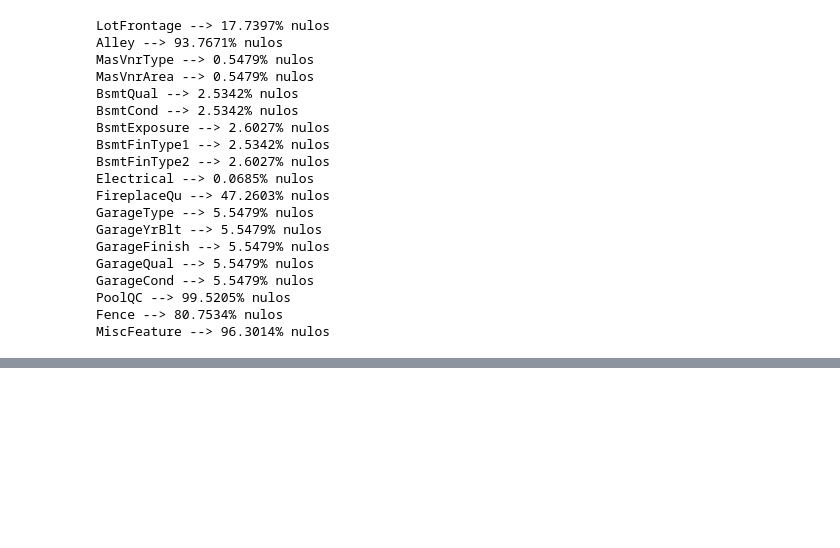
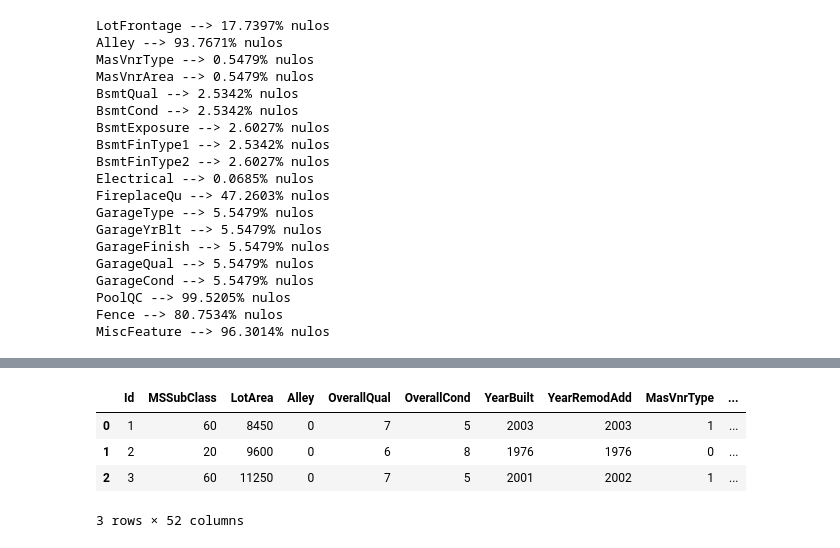
Before and after one commit to YuriSilv/price_house-analise, a Jupyter notebook: analise.ipynb, the cells around one changed output, grey strips where cells are left out. Drawn from its saved outputs; the diff is of its cells as text; code cells hidden in the pictures; blank space fills up the shorter version.

```diff
--- a/analise.ipynb
+++ b/analise.ipynb
@@ -126,0 +137,10 @@ TypeError: ufunc 'isnan' not supported for the input types, and the inputs could
+# %%
+numeric_columns = [col for col in df_copy.columns if col not in categorical_columns]
+df_numeric = df_copy[numeric_columns]
+df_numeric.head(3)
+# %% [output]
+|  | Id | MSSubClass | LotArea | Alley | OverallQual | OverallCond | YearBuilt | YearRemodAdd | MasVnrType | ... |
+| 0 | 1 | 60 | 8450 | 0 | 7 | 5 | 2003 | 2003 | 1 | ... |
+| 1 | 2 | 20 | 9600 | 0 | 6 | 8 | 1976 | 1976 | 0 | ... |
+| 2 | 3 | 60 | 11250 | 0 | 7 | 5 | 2001 | 2002 | 1 | ... |
+3 rows × 52 columns
```
Also changed, not shown: parts of 22 cells of this notebook.
